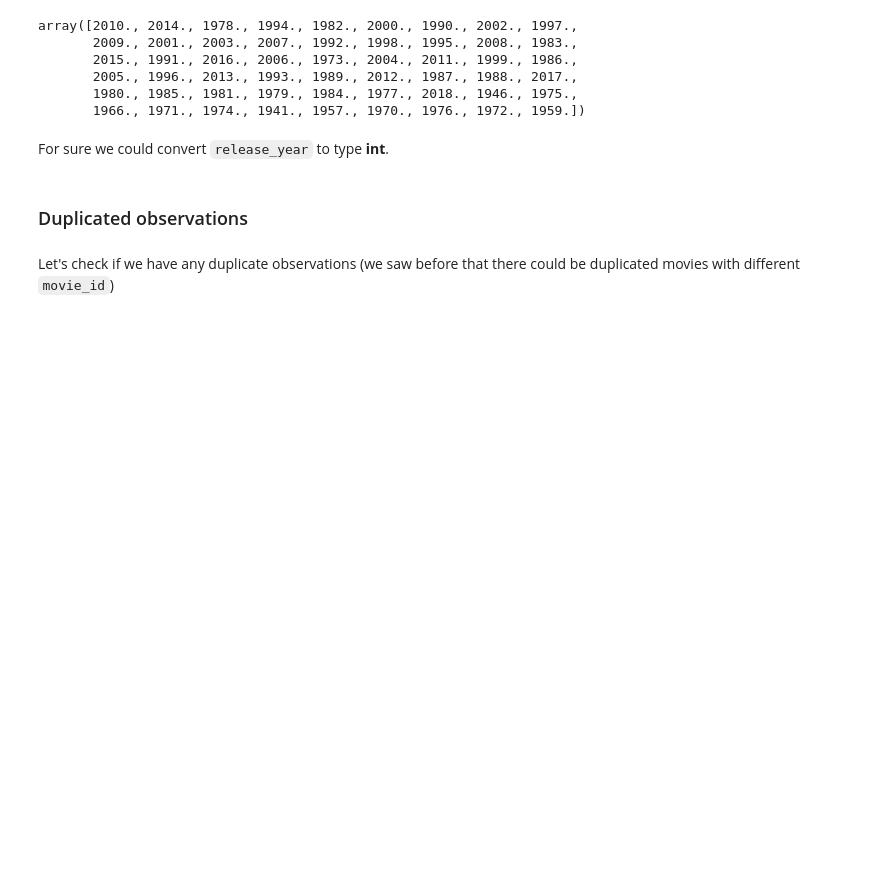
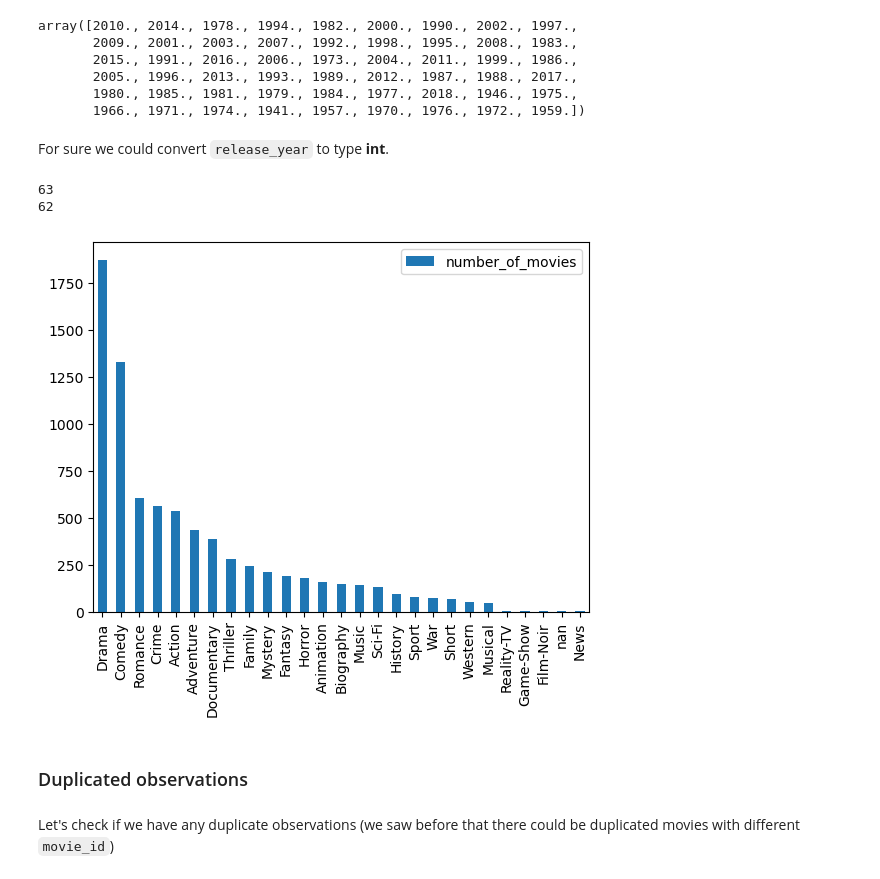
Before and after one commit to Mathieu-R/lelec2870-movie-revenue-prediction, a Jupyter notebook: eda.ipynb, the cells around one changed output. Drawn from its saved outputs; the diff is of its cells as text; code cells hidden in the pictures; blank space fills up the shorter version.

Commit message:
fix preprocessing for X2

```diff
--- a/eda.ipynb
+++ b/eda.ipynb
@@ -86,6 +86,7 @@ target (Y1):
 # %%
 # drop unecessary column `Unnamed: 0`
 X1.drop("Unnamed: 0", axis=1, inplace=True)
+X2.drop("Unnamed: 0", axis=1, inplace=True)
 # %% [markdown]
 For feature engineering and the sake of simplicity, we're gonna concatenate the inputs `X1` with the target `Y1`
 # %%
@@ -150,6 +151,44 @@ array([2010., 2014., 1978., 1994., 1982., 2000., 1990., 2002., 1997.,
        1966., 1971., 1974., 1941., 1957., 1970., 1976., 1972., 1959.])
 # %% [markdown]
 For sure we could convert `release_year` to type **int**.
+# %%
+studio_freq = df["studio"].value_counts(normalize=True, ascending=True)
+mapping = df["studio"].map(studio_freq)
+kept_studios = df["studio"].mask(mapping < 0.01, "other").unique()
+
+for studio in kept_studios:
+	df["studio_" + studio] = df["studio"].apply(lambda x: 1 if studio in x else 0)
+	X2["studio_" + studio] = df["studio"].apply(lambda x: 1 if studio in x else 0)
+# %%
+def preprocess_genres(genre_list):
+	return str(genre_list).split(",")
+
+df["genres_preprocessed"] = df["genres"].apply(lambda x: preprocess_genres(x))
+X2["genres_preprocessed"] = X2["genres"].apply(lambda x: preprocess_genres(x))
+
+genres_dict = dict()
+
+for genre_list in df["genres_preprocessed"]:
+	for genre in genre_list:
+		if genre not in genres_dict:
+			genres_dict[genre] = 1
+		else:
+			genres_dict[genre] += 1
+
+genres_df = pd.DataFrame.from_dict(genres_dict, columns=["number_of_movies"], orient="index")
+genres_df = genres_df.sort_values(by="number_of_movies", ascending=False)
+genres_df.plot.bar()
+
+for genre in genres_df.index.values:
+	df["genre_" + genre] = df["genres_preprocessed"].apply(lambda x: 1 if genre in x else 0)
+	X2["genre_" + genre] = X2["genres_preprocessed"].apply(lambda x: 1 if genre in x else 0)
+
+print(len(df.columns))
+print(len(X2.columns))
+# %% [output]
+63
+62
+[figure, added]
 # %% [markdown]
 ### Duplicated observations
 # %% [markdown]
```
Also changed, not shown: 5 other files.
